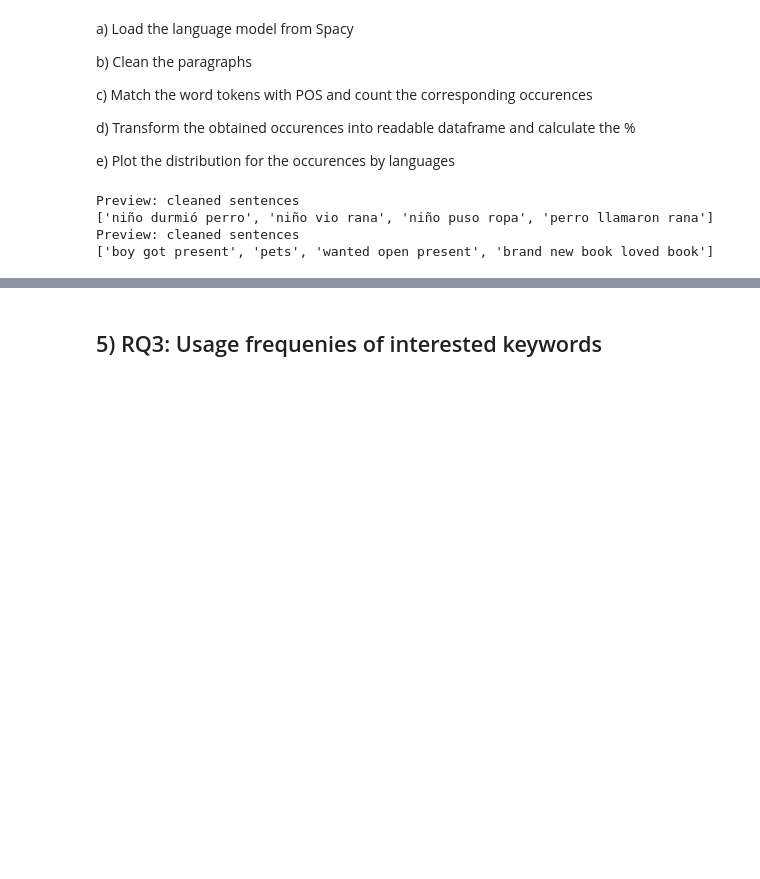
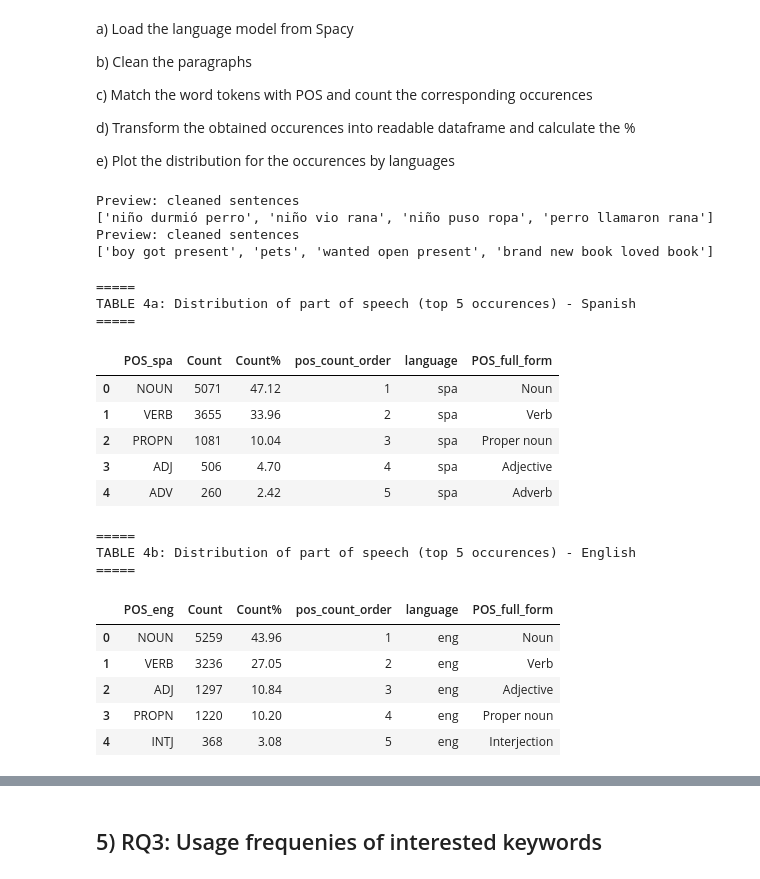
Before and after one commit to Noel-Ocean/Projects_Selected, a Jupyter notebook: Frog Story Corpora/Analysis.ipynb, the cells around one changed output, grey strips where cells are left out. Drawn from its saved outputs; the diff is of its cells as text; code cells hidden in the pictures; blank space fills up the shorter version.

```diff
--- a/Frog Story Corpora/Analysis.ipynb
+++ b/Frog Story Corpora/Analysis.ipynb
@@ -248,3 +261,62 @@ Preview: cleaned sentences
 ['niño durmió perro', 'niño vio rana', 'niño puso ropa', 'perro llamaron rana']
 Preview: cleaned sentences
 ['boy got present', 'pets', 'wanted open present', 'brand new book loved book']
+# %%
+# --------- f) Transform into readable dataframe and calculate the % --------- #
+def q2_transform_and_calculate (data_to_trans, language):
+    language_col = f"POS_{language}"
+    df_transformed = pd.DataFrame(list(data_to_trans.items())).rename(columns={0:language_col, 1:"Count"})
+    df_transformed = df_transformed.sort_values(by = "Count", ascending=False).reset_index(drop = True)
+    df_transformed["Count%"] = round(df_transformed["Count"] / df_transformed["Count"].sum() * 100, 2)
+    df_transformed["pos_count_order"] = list(df_transformed.index + 1)
+    df_transformed["language"] = language
+
+    spacy_pos_dict = {
+    "ADJ": "Adjective", "ADP": "Adposition", "ADV": "Adverb", "AUX": "Auxiliary",
+    "CONJ": "Conjunction", "CCONJ": "Coordinating conjunction",
+    "DET": "Determiner",  "INTJ": "Interjection",
+    "NOUN": "Noun", "NUM": "Numeral",
+    "PART": "Particle", "PRON": "Pronoun", "PROPN": "Proper noun",
+    "PUNCT": "Punctuation", "SCONJ": "Subordinating conjunction", "SYM": "Symbol",
+    "VERB": "Verb", "X": "Other","SPACE": "Space"}
+
+    df_transformed_full = df_transformed.copy().rename(columns={language_col: "POS_full_form"})
+    df_transformed_full = df_transformed_full.replace({"POS_full_form": spacy_pos_dict})
+
+    df_output = pd.concat([df_transformed, df_transformed_full["POS_full_form"]], axis=1)
+    df_output = df_output.head(5)
+
+    return df_output
+
+print("=====")
+print("TABLE 4a: Distribution of part of speech (top 5 occurences) - Spanish")
+print("=====")
+
+TAB4a = q2_transform_and_calculate(spa_pos_count, "spa")
+display(TAB4a)
+
+print("=====")
+print("TABLE 4b: Distribution of part of speech (top 5 occurences) - English")
+print("=====")
+
+TAB4b = q2_transform_and_calculate(eng_pos_count, "eng")
+display(TAB4b)
+# %% [output]
+=====
+TABLE 4a: Distribution of part of speech (top 5 occurences) - Spanish
+=====
+|  | POS_spa | Count | Count% | pos_count_order | language | POS_full_form |
+| 0 | NOUN | 5071 | 47.12 | 1 | spa | Noun |
+| 1 | VERB | 3655 | 33.96 | 2 | spa | Verb |
+| 2 | PROPN | 1081 | 10.04 | 3 | spa | Proper noun |
+| 3 | ADJ | 506 | 4.70 | 4 | spa | Adjective |
+| 4 | ADV | 260 | 2.42 | 5 | spa | Adverb |
+=====
+TABLE 4b: Distribution of part of speech (top 5 occurences) - English
+=====
+|  | POS_eng | Count | Count% | pos_count_order | language | POS_full_form |
+| 0 | NOUN | 5259 | 43.96 | 1 | eng | Noun |
+| 1 | VERB | 3236 | 27.05 | 2 | eng | Verb |
+| 2 | ADJ | 1297 | 10.84 | 3 | eng | Adjective |
+| 3 | PROPN | 1220 | 10.20 | 4 | eng | Proper noun |
+| 4 | INTJ | 368 | 3.08 | 5 | eng | Interjection |
```
Also changed, not shown: parts of 10 cells of this notebook.
